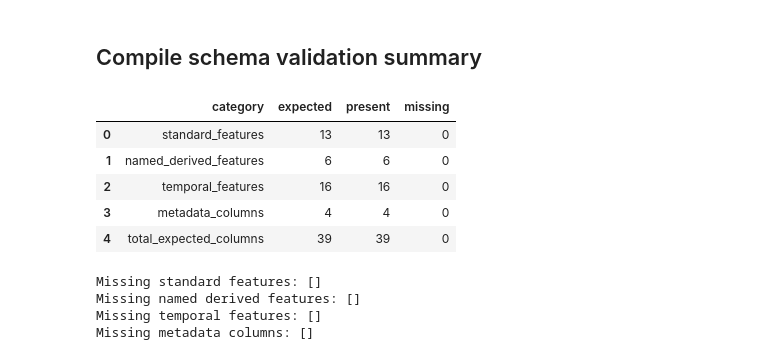
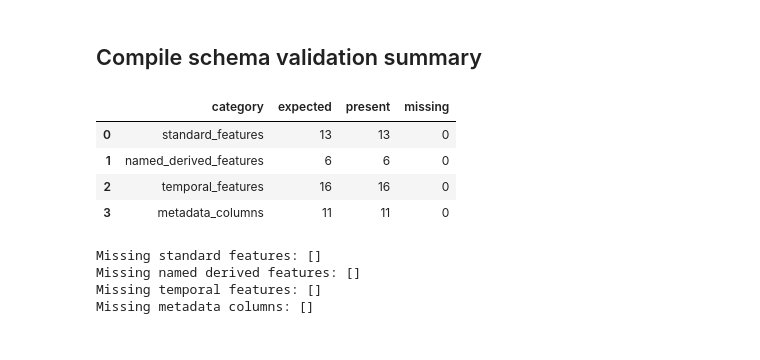
Before and after one commit to cneiderer/ML_Project, a Jupyter notebook: notebooks/01_run_preprocessing.ipynb, the cells around one changed output. Drawn from its saved outputs; the diff is of its cells as text; code cells hidden in the pictures.

```diff
--- a/notebooks/01_run_preprocessing.ipynb
+++ b/notebooks/01_run_preprocessing.ipynb
@@ -81,7 +80,8 @@ Master dataset path: /mnt/c/grad_school/northeastern/courses/ie7275/project/ML_P
 # %%
 processor = WindFarmProcessor(
     config_path=CONFIG_PATH,
-    lead_in_days=LEAD_IN_DAYS,
+    buffer_before_hours=BUFFER_BEFORE_HOURS,
+    buffer_after_hours=BUFFER_AFTER_HOURS,
 )
 
 processor
@@ -228,9 +228,20 @@ To reduce memory usage, only a limited subset of rows is loaded here.
 # %%
 sample_n = 5000
 
-sample_df = pd.read_parquet(master_dataset_path).sample(
-    n=min(sample_n, row_count),
-    random_state=42,
+parquet_file = pq.ParquetFile(master_dataset_path)
+sample_batches = []
+rows_loaded = 0
+
+for batch in parquet_file.iter_batches(batch_size=sample_n):
+    sample_batches.append(batch)
+    rows_loaded += batch.num_rows
+    if rows_loaded >= sample_n:
+        break
+
+sample_df = (
+    pa.Table.from_batches(sample_batches).to_pandas()
+    if sample_batches
+    else pd.DataFrame()
 )
 
 print("Sample shape:", sample_df.shape)
@@ -404,8 +427,20 @@ temporal_features = {
     for w in windows
 }
 
-# 3. Metadata / non-feature columns typically expected in processed output
-metadata_columns = {"time_stamp", "farm_id", "asset_id", "target"}
+# 3. Metadata / labeling columns expected in processed output
+metadata_columns = {
+    "time_stamp",
+    "farm_id",
+    "asset_id",
+    "event_id",
+    "event_label",
+    "event_start",
+    "event_end",
+    "state_label",
+    "state_name",
+    "is_excluded_buffer",
+    "target",
+}
 
 # 4. Available columns in the sampled dataframe
 available_columns = set(sample_df.columns)
@@ -431,62 +466,34 @@ schema_summary = pd.DataFrame(
             "present": len(present_standard),
             "missing": len(missing_standard),
         },
         {
             "category": "named_derived_features",
             "expected": len(named_derived_features),
             "present": len(present_named_derived),
             "missing": len(missing_named_derived),
         },
         {
             "category": "temporal_features",
             "expected": len(temporal_features),
             "present": len(present_temporal),
             "missing": len(missing_temporal),
         },
         {
             "category": "metadata_columns",
             "expected": len(metadata_columns),
             "present": len(present_metadata),
             "missing": len(missing_metadata),
         },
-        {
-            "category": "total_expected_columns",
-            "expected": len(
-                standard_features
-                | named_derived_features
-                | temporal_features
-                | metadata_columns
-            ),
-            "present": len(
-                (
-                    standard_features
-                    | named_derived_features
-                    | temporal_features
-                    | metadata_columns
-                )
-                & available_columns
-            ),
-            "missing": len(
-                (
-                    standard_features
-                    | named_derived_features
-                    | temporal_features
-                    | metadata_columns
-                )
-                - available_columns
-            ),
-        },
     ]
 )
 
 schema_summary
 # %% [output]
 |  | category | expected | present | missing |
 | 0 | standard_features | 13 | 13 | 0 |
 | 1 | named_derived_features | 6 | 6 | 0 |
 | 2 | temporal_features | 16 | 16 | 0 |
-| 3 | metadata_columns | 4 | 4 | 0 |
-| 4 | total_expected_columns | 39 | 39 | 0 |
+| 3 | metadata_columns | 11 | 11 | 0 |
 # %%
 print("Missing standard features:", missing_standard)
 print("Missing named derived features:", missing_named_derived)
```
Also changed, not shown: parts of 23 cells of this notebook, 3 other files.
